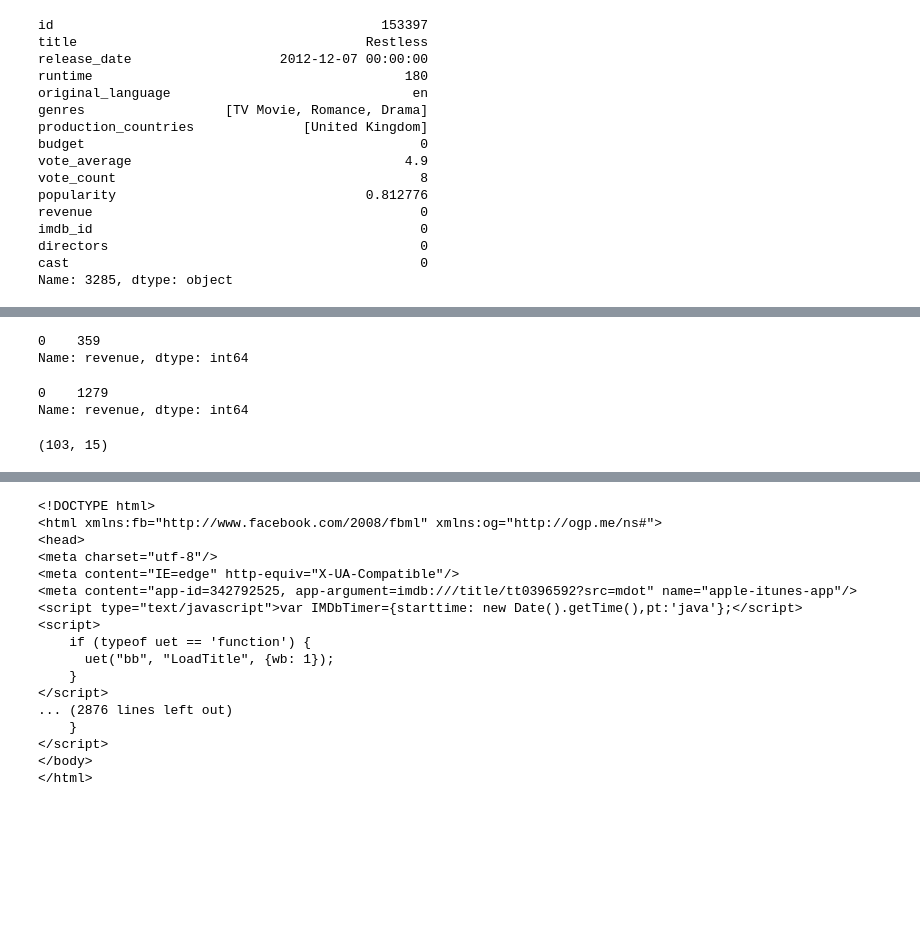
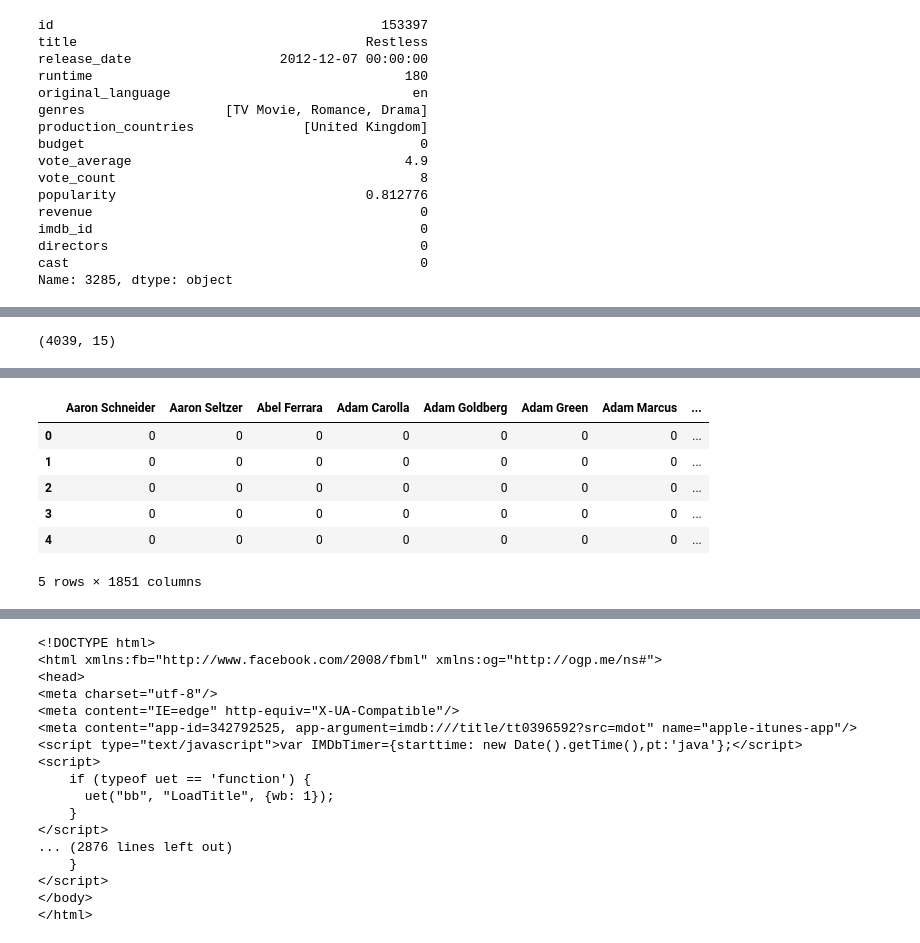
Before and after one commit to carlosmd14/datamad0119, a Jupyter notebook: final-project/project/main.ipynb, the cells around one changed output, grey strips where cells are left out. Cells and saved outputs as stored; diff of their text form; code cells hidden in the pictures; blank space fills up the shorter version.

```diff
--- a/final-project/project/main.ipynb
+++ b/final-project/project/main.ipynb
@@ -574,17 +579,11 @@ df5 = df.copy()
 # %%
-df[df.revenue==0].revenue.value_counts()
+df = df[(df.budget!=0) & (df.revenue!=0)]
-# %% [output]
-0    359
-Name: revenue, dtype: int64
-# %%
-df4[df4.revenue==0].revenue.value_counts()
-# %% [output]
-0    1279
-Name: revenue, dtype: int64
 # %%
-df.loc[(df['budget'] == 0) & (df['revenue'] == 0)].shape
+df = df[(df.budget>1000) | (df.revenue>1000)]
-# %% [output]
-(103, 15)
+# %%
+df.shape
+# %% [output]
+(4039, 15)
 # %%
 df.head()
 # %% [output]
@@ -596,0 +598,11 @@ df.head()
+# %%
+directors_dummies = df['directors'].str.join(sep='*').str.get_dummies(sep='*')
+directors_dummies.head()
+# %% [output]
+|  | Aaron Schneider | Aaron Seltzer | Abel Ferrara | Adam Carolla | Adam Goldberg | Adam Green | Adam Marcus | ... |
+| 0 | 0 | 0 | 0 | 0 | 0 | 0 | 0 | ... |
+| 1 | 0 | 0 | 0 | 0 | 0 | 0 | 0 | ... |
+| 2 | 0 | 0 | 0 | 0 | 0 | 0 | 0 | ... |
+| 3 | 0 | 0 | 0 | 0 | 0 | 0 | 0 | ... |
+| 4 | 0 | 0 | 0 | 0 | 0 | 0 | 0 | ... |
+5 rows × 1851 columns
```
Also changed, not shown: parts of 11 cells of this notebook.
